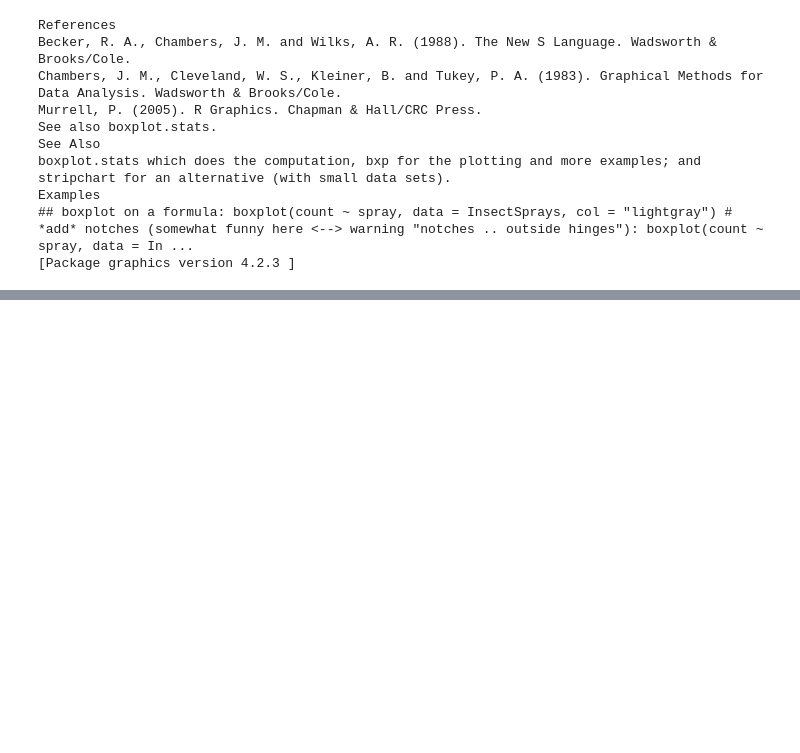
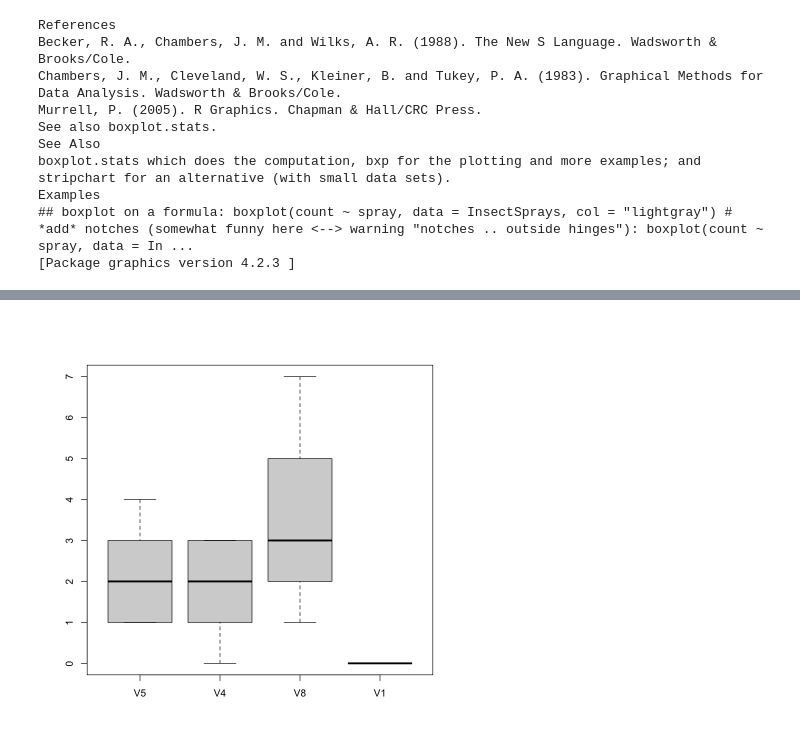
Before and after one commit to hgingras/Formation-R, a Jupyter notebook: 06-LesGraphiques.ipynb, the cells around one changed output, grey strips where cells are left out. Cells and saved outputs as stored; diff of their text form; code cells hidden in the pictures; blank space fills up the shorter version.

```diff
--- a/06-LesGraphiques.ipynb
+++ b/06-LesGraphiques.ipynb
@@ -284,0 +258,4 @@ boxplot(dat[1:5, 10])
+# %%
+boxplot(dat[1:40,c(5,4,8,1)])
+# %% [output]
+[figure, added]
```
Also changed, not shown: parts of 20 cells of this notebook, 6 other files.
